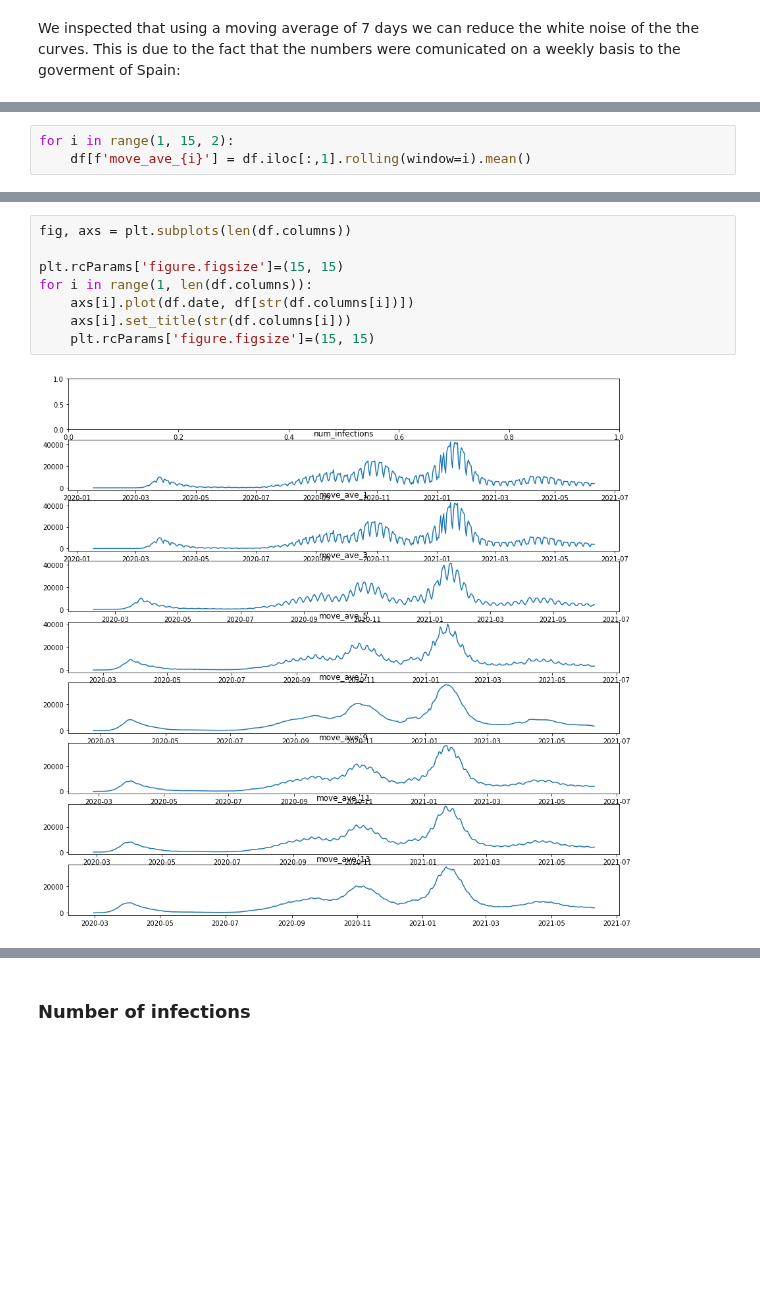
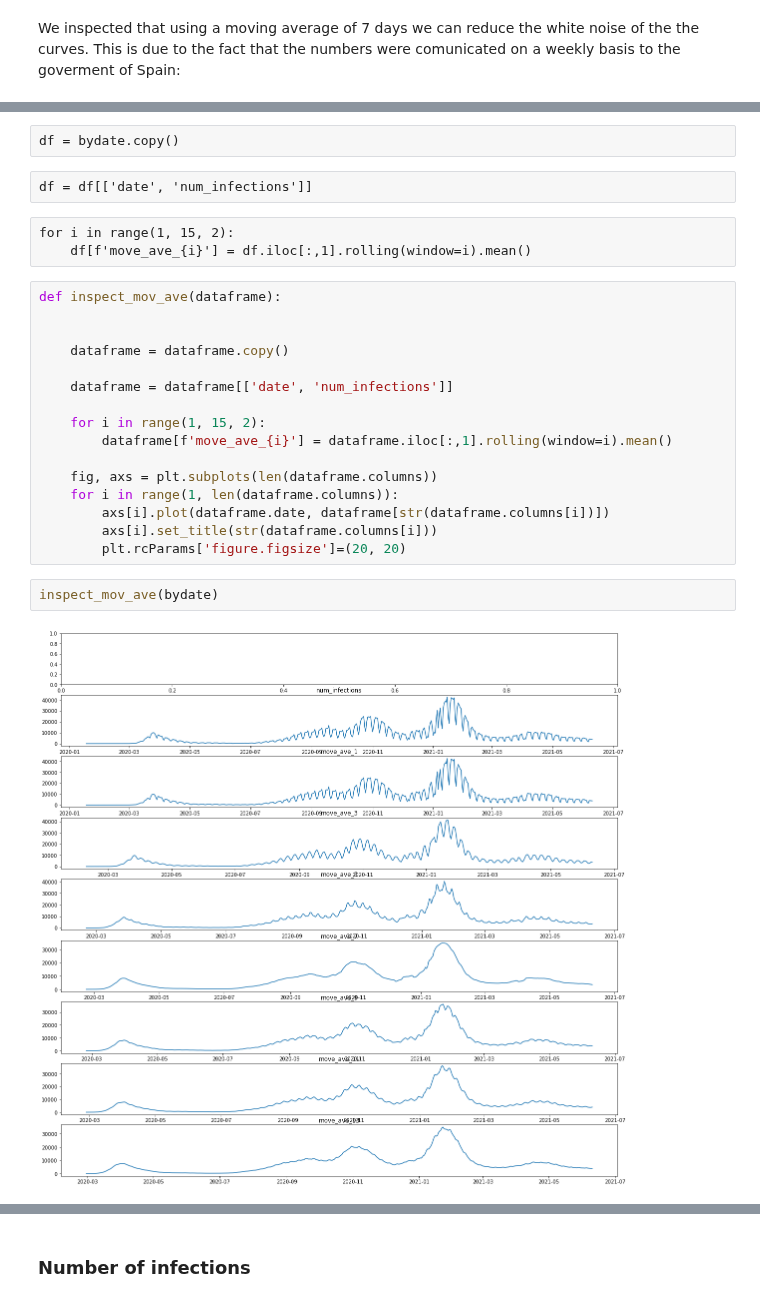
Before and after one commit to ffreire92/final_project, a Jupyter notebook: notebooks/Information_sources.ipynb, the cells around one changed output, grey strips where cells are left out. Drawn from its saved outputs; the diff is of its cells as text; blank space fills up the shorter version.

```diff
--- a/notebooks/Information_sources.ipynb
+++ b/notebooks/Information_sources.ipynb
@@ -370,3 +345,0 @@ df = bydate.copy()
-# %%
-for i in range(1, 15, 2):
-    df[f'move_ave_{i}'] = df.iloc[:,1].rolling(window=i).mean()
@@ -382,12 +346,29 @@ df.head()
+# %% [raw]
+df = bydate.copy()
+# %% [raw]
+df = df[['date', 'num_infections']]
+# %% [raw]
+for i in range(1, 15, 2):
+    df[f'move_ave_{i}'] = df.iloc[:,1].rolling(window=i).mean()
 # %%
-fig, axs = plt.subplots(len(df.columns))
+def inspect_mov_ave(dataframe):
 
-plt.rcParams['figure.figsize']=(15, 15)
-for i in range(1, len(df.columns)):
-    axs[i].plot(df.date, df[str(df.columns[i])])
-    axs[i].set_title(str(df.columns[i]))
-    plt.rcParams['figure.figsize']=(15, 15)
+
+    dataframe = dataframe.copy()
+
+    dataframe = dataframe[['date', 'num_infections']]
+
+    for i in range(1, 15, 2):
+        dataframe[f'move_ave_{i}'] = dataframe.iloc[:,1].rolling(window=i).mean()
+
+    fig, axs = plt.subplots(len(dataframe.columns))
+    for i in range(1, len(dataframe.columns)):
+        axs[i].plot(dataframe.date, dataframe[str(dataframe.columns[i])])
+        axs[i].set_title(str(dataframe.columns[i]))
+        plt.rcParams['figure.figsize']=(20, 20)
-# %% [output]
-[figure, removed]
+# %%
+inspect_mov_ave(bydate)
+# %% [output]
+[figure, added]
 # %%
 #plt.plot(df.move_ave_5, 'r')
```
Also changed, not shown: parts of 40 cells of this notebook.
